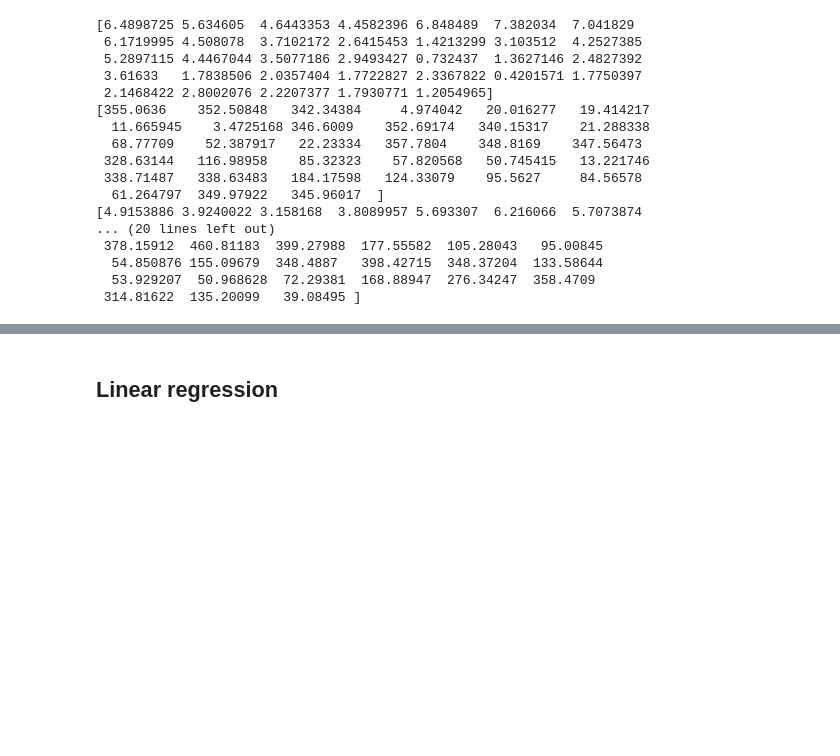
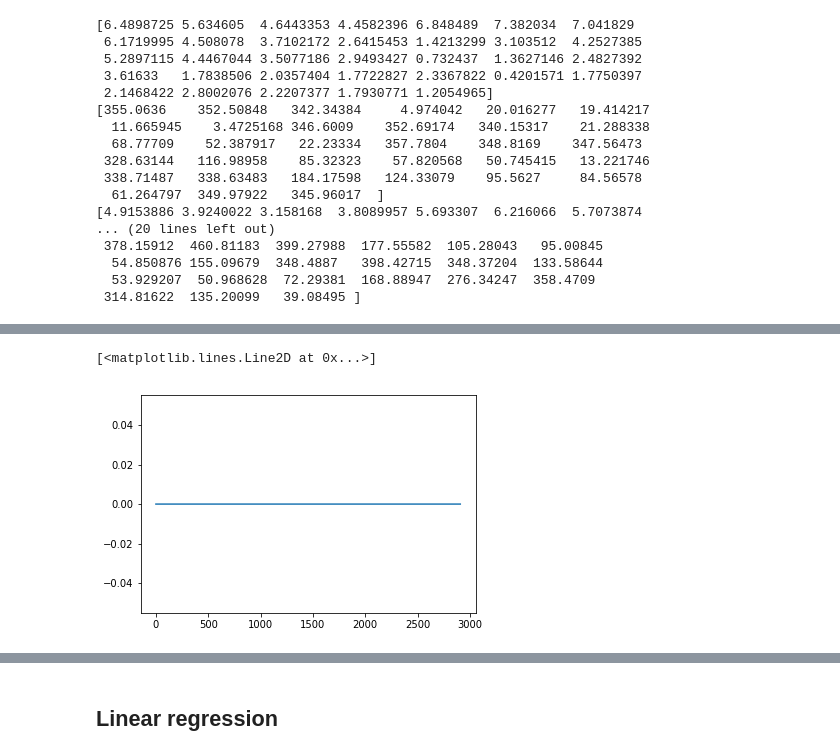
Before and after one commit to waves2weather/W2W-ML-Workshop, a Jupyter notebook: dataset2.ipynb, the cells around one changed output, grey strips where cells are left out. Saved outputs shown, nothing was run; the diff lists cells and outputs as text; code cells hidden in the pictures; blank space fills up the shorter version.

```diff
--- a/dataset2.ipynb
+++ b/dataset2.ipynb
@@ -340,0 +393,5 @@ X_train.shape, y_train.shape, X_valid.shape, y_valid.shape
+# %%
+plt.plot(np.isnan(X_train).sum(1))
+# %% [output]
+[<matplotlib.lines.Line2D at 0x...>]
+[figure, added]
```
Also changed, not shown: parts of 88 cells of this notebook, 4 other files.
